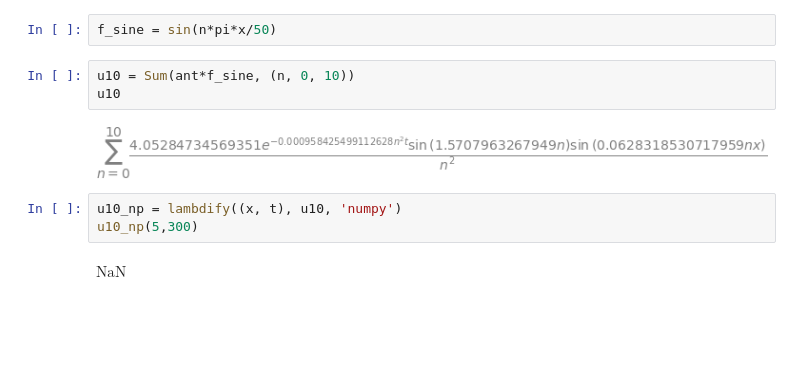
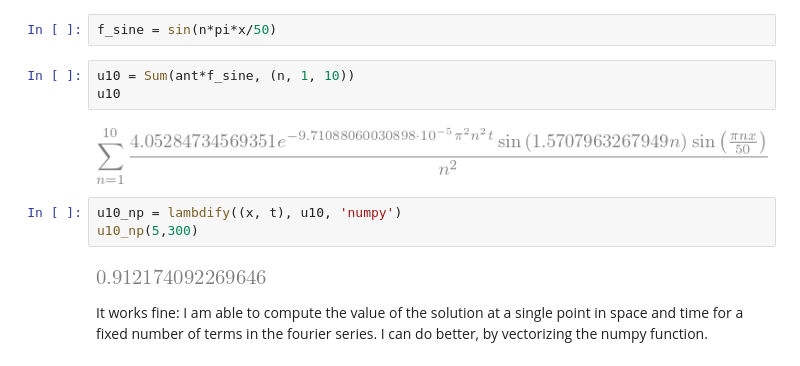
Before and after one commit to martina01natali/MMP, a Jupyter notebook: Project/JUPY_sympy_playground.ipynb, the cells around one changed output. Drawn from its saved outputs; the diff is of its cells as text; blank space fills up the shorter version.

```diff
--- a/Project/JUPY_sympy_playground.ipynb
+++ b/Project/JUPY_sympy_playground.ipynb
@@ -373,12 +388,14 @@ fourier_series(x)
 # %%
 f_sine = sin(n*pi*x/50)
 # %%
-u10 = Sum(ant*f_sine, (n, 0, 10))
+u10 = Sum(ant*f_sine, (n, 1, 10))
 u10
 # %% [output]
-[figure, old version]
+[figure, new version]
 # %%
 u10_np = lambdify((x, t), u10, 'numpy')
 u10_np(5,300)
 # %% [output]
-$\displaystyle \text{NaN}$
+[figure, added]
+# %% [markdown]
+It works fine: I am able to compute the value of the solution at a single point in space and time for a fixed number of terms in the fourier series. I can do better, by vectorizing the numpy function.
```
Also changed, not shown: parts of 22 cells of this notebook, 1 other file.
